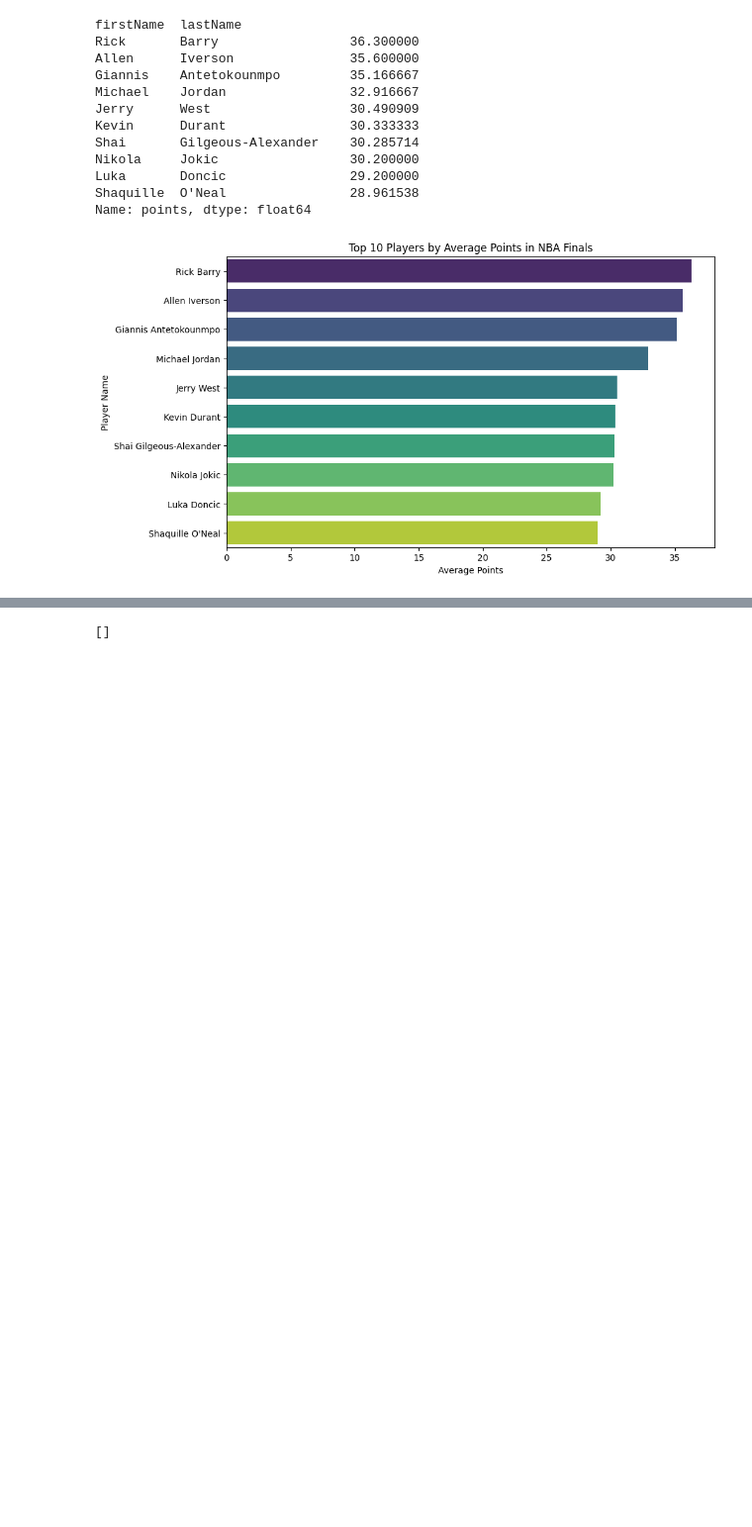
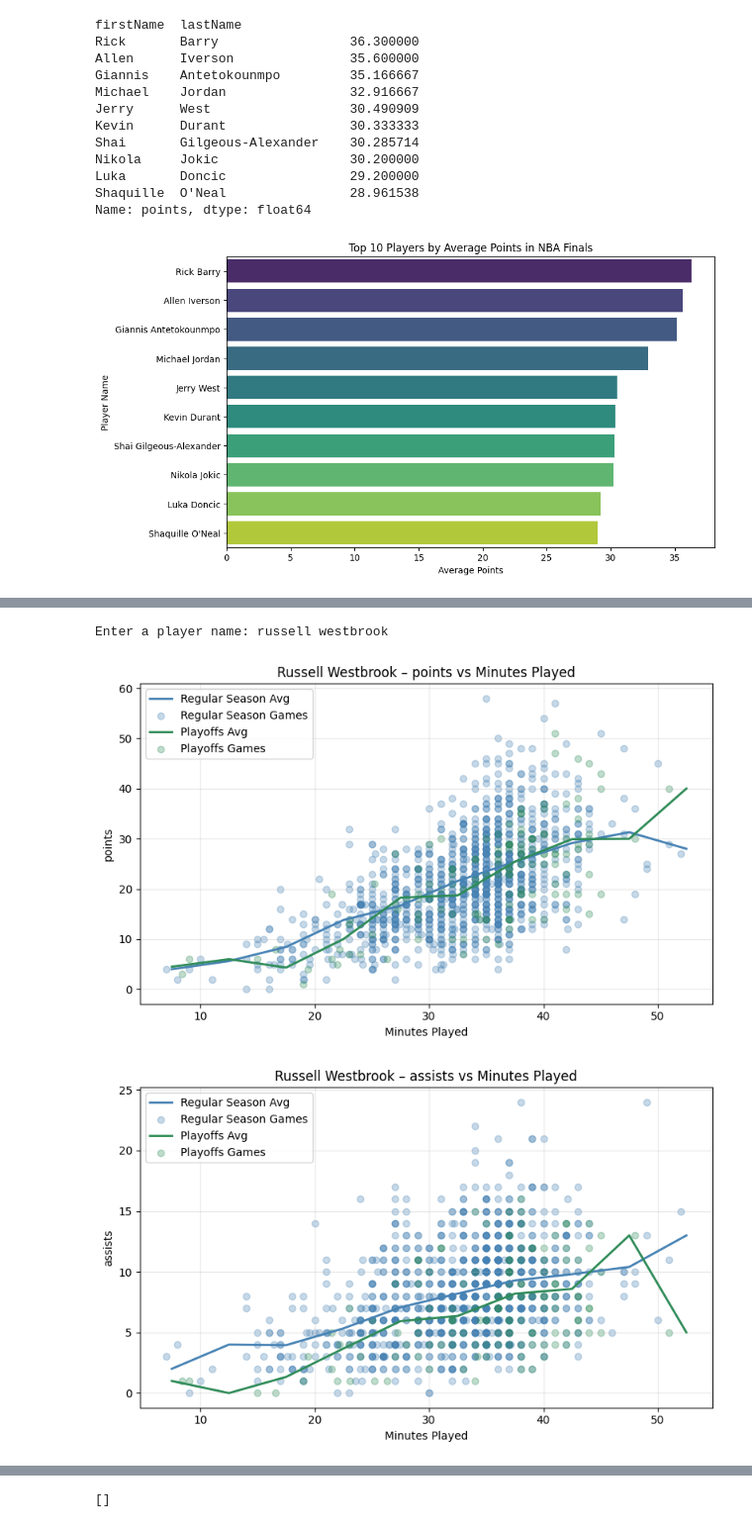
Before and after one commit to derekjohnson7/NBA-Player-Performance-Predictor, a Jupyter notebook: NBA_analysis.ipynb, the cells around one changed output, grey strips where cells are left out. Shown at 99% size. Saved outputs shown, nothing was run; the diff lists cells and outputs as text; code cells hidden in the pictures; blank space fills up the shorter version.

Commit message:
updated player search to allow for user input

```diff
--- a/NBA_analysis.ipynb
+++ b/NBA_analysis.ipynb
@@ -249,6 +249,10 @@ Name: points, dtype: float64
 # %%
 # Create a new column for full player name
 df['player_name'] = df['firstName'] + ' ' + df['lastName']
+# %%
+# Make every players name a title
+
+df['player_name'] = df['player_name'].str.title()
 # %%
 def graph_player_perf(df, player_name):
     # --- Setup ---
@@ -311,0 +309,7 @@ graph_player_perf(df, 'LeBron James')
+# %%
+# Create an input for users to search their favorite player then run the graph_player_perf and make it non-case sensitive
+graph_player_perf(df, input("Enter a player name: ").title())
+# %% [output]
+Enter a player name: russell westbrook
+[figure, added]
+[figure, added]
```
Also changed, not shown: parts of 2 cells of this notebook.
